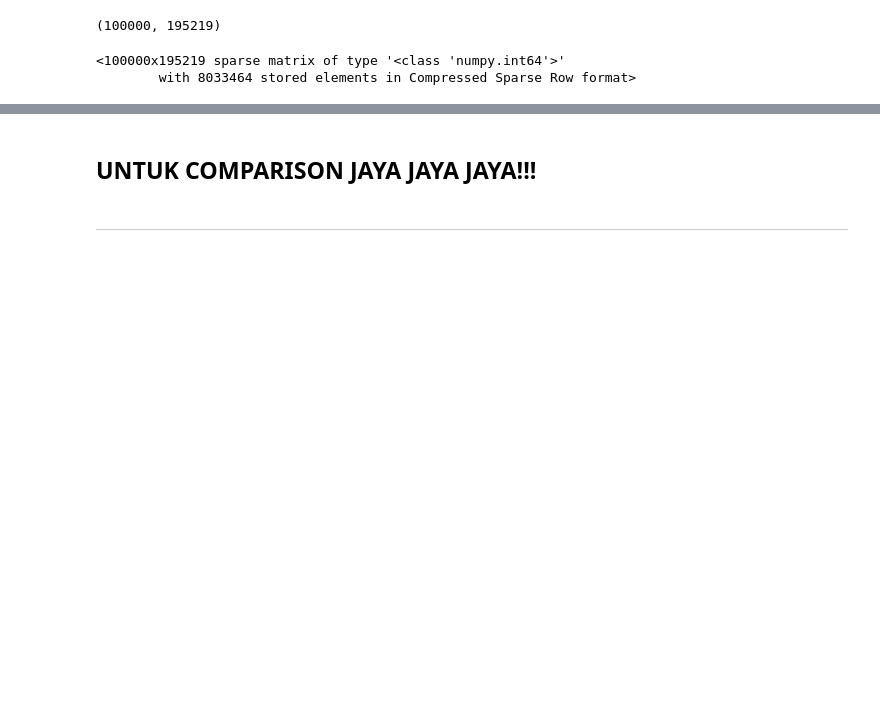
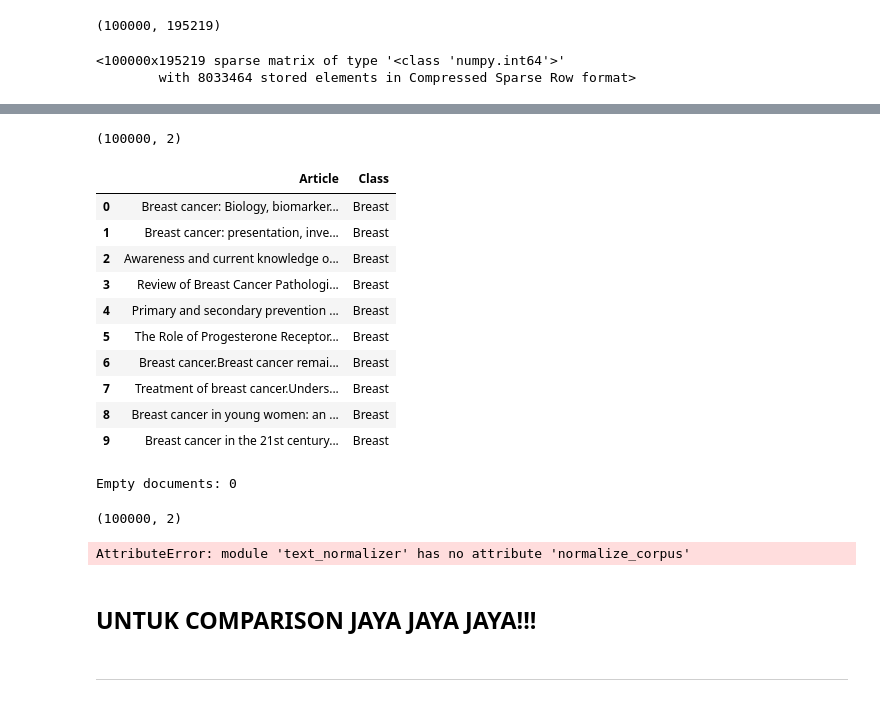
Before and after one commit to Ivansanjaya11/cancer_model, a Jupyter notebook: Retry.ipynb, the cells around one changed output, grey strips where cells are left out. Cells and saved outputs as stored; diff of their text form; code cells hidden in the pictures; blank space fills up the shorter version.

Commit message:
Finishing token part, right now until the import text_normalizer as tn cell

```diff
--- a/Retry.ipynb
+++ b/Retry.ipynb
@@ -349,30 +401,48 @@ print(df)
 # %%
 #
 #Ch05b - Text Classification - I
 #
 #corpus, target_labels, target_names = (data.data, data.target,
 #                                       [data_labels_map[label] for label in data.target])
 #data_df = pd.DataFrame({'Article': corpus, 'Target Label': target_labels, 'Target Name': target_names})
 #print(data_df.shape)
 #data_df.head(10)
 #corpus, target_labels, target_names = (PubMed_Articles['AB'], [ClassIDMap[label] for label in PubMed_Articles['Type']], PubMed_Articles['Type'])
 #data_df = pd.DataFrame({'Article': corpus, 'Target Label': target_labels, 'Target Name': target_names})
 
-corpus, target_names = (PubMed_Articles['TI_AB'],  PubMed_Articles['Type'])
+corpus, target_names = (merged_df['TI_AB'],  merged_df['Type'])
 
 data_df = pd.DataFrame({'Article': corpus, 'Class': target_names})
 
 print(data_df.shape)
 data_df.head(10)
+# %% [output]
+(100000, 2)
+|  | Article | Class |
+| 0 | Breast cancer: Biology, biomarker... | Breast |
+| 1 | Breast cancer: presentation, inve... | Breast |
+| 2 | Awareness and current knowledge o... | Breast |
+| 3 | Review of Breast Cancer Pathologi... | Breast |
+| 4 | Primary and secondary prevention ... | Breast |
+| 5 | The Role of Progesterone Receptor... | Breast |
+| 6 | Breast cancer.Breast cancer remai... | Breast |
+| 7 | Treatment of breast cancer.Unders... | Breast |
+| 8 | Breast cancer in young women: an ... | Breast |
+| 9 | Breast cancer in the 21st century... | Breast |
 # %%
 total_nulls = data_df[data_df.Article.str.strip() == ''].shape[0]
 print("Empty documents:", total_nulls)
+# %% [output]
+Empty documents: 0
 # %%
 data_df = data_df[~(data_df.Article.str.strip() == '')]
 data_df.shape
+# %% [output]
+(100000, 2)
 # %%
 import text_normalizer as tn
 import nltk
+
 stopword_list = nltk.corpus.stopwords.words('english')
 # just to keep negation if any in bi-grams
 stopword_list.remove('no')
@@ -385,6 +455,8 @@ norm_corpus = tn.normalize_corpus(corpus=data_df['Article'], html_stripping=Fals
                                   text_stemming=False, special_char_removal=True, remove_digits=True,
                                   stopword_removal=True, stopwords=stopword_list)
 data_df['Clean Article'] = norm_corpus
+# %% [output]
+AttributeError: module 'text_normalizer' has no attribute 'normalize_corpus'
 # %%
 data_df = data_df[['Article', 'Clean Article', 'Class']]
 data_df.head(10)
```
Also changed, not shown: parts of 9 cells of this notebook.
